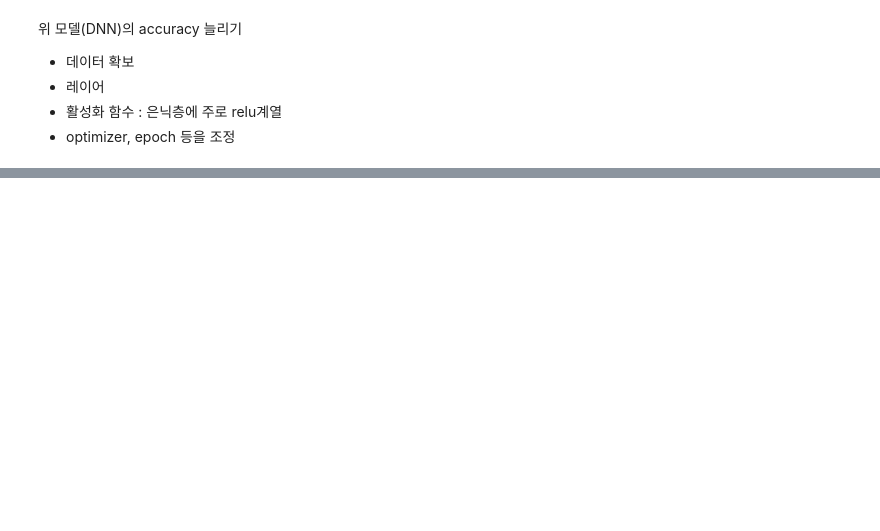
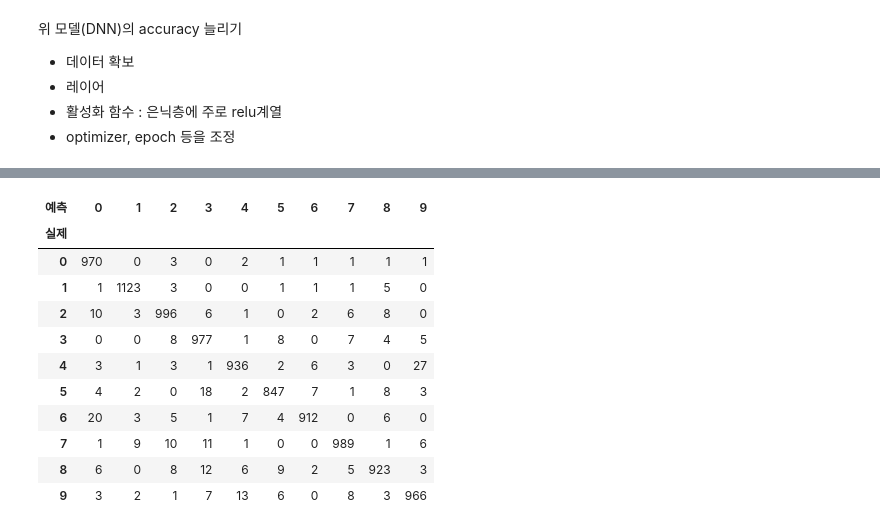
Before and after one commit to Thejiney/ai, a Jupyter notebook: source/08_DeepLearning/08_DNN(딥러닝)_MNIST(손글씨데이터).ipynb, the cells around one changed output, grey strips where cells are left out. Drawn from its saved outputs; the diff is of its cells as text; code cells hidden in the pictures; blank space fills up the shorter version.

```diff
--- a/source/08_DeepLearning/08_DNN(딥러닝)_MNIST(손글씨데이터).ipynb
+++ b/source/08_DeepLearning/08_DNN(딥러닝)_MNIST(손글씨데이터).ipynb
@@ -441,0 +689,25 @@ plt.show()
+# %%
+# 다중분류의 교차표
+
+#1 데이터셋 준비하기
+(X_train, Y_train), (X_test,Y_test) = mnist.load_data()
+
+# 훈련셋(6만개)에서 훈련셋(5만개)와 검증셋(만개)을 분리
+X_val = X_train[50000:]
+Y_val = Y_train[50000:]
+X_train = X_train[:50000]
+Y_train = Y_train[:50000]
+
+# 독립변수 전처리 : (50000, 28, 28) -> (50000, 784) -> 실수형변환 -> 스케일조정(255.0으로 나눠)
+X_train=X_train.reshape(50000, 784).astype('float32')/255.0
+X_val=X_val.reshape(-1, 784).astype('float32')/255.0
+X_test=X_test.reshape(-1, 784).astype('float32')/255.0
+
+# 원핫인코딩
+Y_train = to_categorical(Y_train, 10)
+Y_val = to_categorical(Y_val)
+Y_test = to_categorical(Y_test)
+
+# 학습된 모델 로드하기
+from tensorflow.keras.models import load_model
+model = load_model('model/mnist.h5')
@@ -441,0 +718,3 @@ plt.show()
+# %%
+Y_hat = model.predict(X_test).argmax(axis=1)
+Y_hat
@@ -441,0 +724,18 @@ plt.show()
+# %%
+ctab = pd.crosstab(Y_test.argmax(axis=1), Y_hat)
+ctab.index.name='실제'
+ctab.columns.name='예측'
+ctab
+# %% [output]
+| 예측 | 0 | 1 | 2 | 3 | 4 | 5 | 6 | 7 | 8 | 9 |
+| 실제 |  |  |  |  |  |  |  |  |  |  |
+| 0 | 970 | 0 | 3 | 0 | 2 | 1 | 1 | 1 | 1 | 1 |
+| 1 | 1 | 1123 | 3 | 0 | 0 | 1 | 1 | 1 | 5 | 0 |
+| 2 | 10 | 3 | 996 | 6 | 1 | 0 | 2 | 6 | 8 | 0 |
+| 3 | 0 | 0 | 8 | 977 | 1 | 8 | 0 | 7 | 4 | 5 |
+| 4 | 3 | 1 | 3 | 1 | 936 | 2 | 6 | 3 | 0 | 27 |
+| 5 | 4 | 2 | 0 | 18 | 2 | 847 | 7 | 1 | 8 | 3 |
+| 6 | 20 | 3 | 5 | 1 | 7 | 4 | 912 | 0 | 6 | 0 |
+| 7 | 1 | 9 | 10 | 11 | 1 | 0 | 0 | 989 | 1 | 6 |
+| 8 | 6 | 0 | 8 | 12 | 6 | 9 | 2 | 5 | 923 | 3 |
+| 9 | 3 | 2 | 1 | 7 | 13 | 6 | 0 | 8 | 3 | 966 |
```
Also changed, not shown: parts of 25 cells of this notebook, 5 other files.
